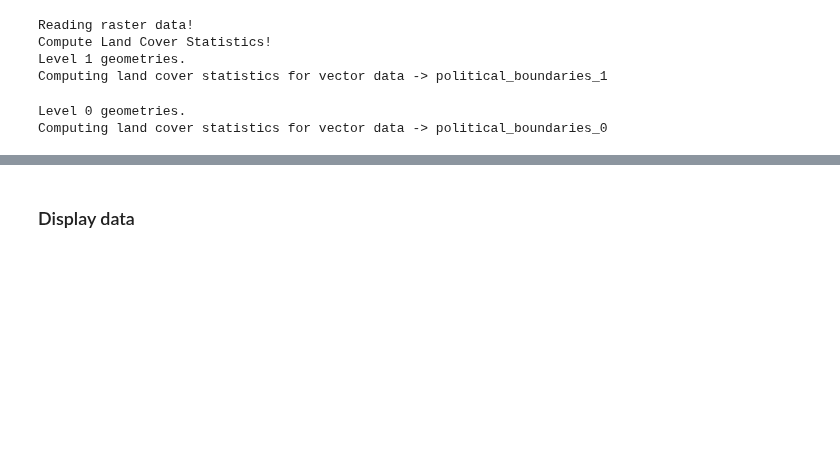
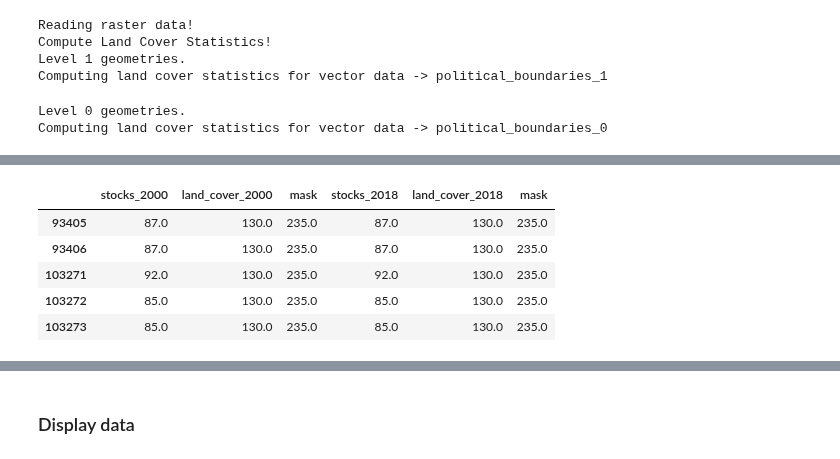
Before and after one commit to Vizzuality/soils-revealed-data, a Jupyter notebook: notebooks/Lab/01.SOC_change_vs_Land_Cover.ipynb, the cells around one changed output, grey strips where cells are left out. Cells and saved outputs as stored; diff of their text form; code cells hidden in the pictures; blank space fills up the shorter version.

```diff
--- a/notebooks/Lab/01.SOC_change_vs_Land_Cover.ipynb
+++ b/notebooks/Lab/01.SOC_change_vs_Land_Cover.ipynb
@@ -105,0 +175,17 @@ Computing land cover statistics for vector data -> political_boundaries_0
+# %%
+lc_statistics.vector_data = vector_data_0
+
+for geom_name, gdf in lc_statistics.vector_data.items():
+    print(f"Computing land cover statistics for vector data -> {geom_name}")
+    indexes = gdf['index'].tolist()
+    index = indexes[0]
+
+    gdf_index  = gdf[gdf['index'] == index].copy()
+    geom = gdf_index['geometry'].iloc[0]
+    xmin, ymin, xmax, ymax = geom.bounds
+
+ds_index = lc_statistics.raster_data.sel(x=slice(xmin, xmax), y=slice(ymax, ymin)).copy()
+# Rasterize vector data
+ds_index = lc_statistics._rasterize_vector_data(ds_index, gdf_index , 'index', 'x', 'y')
+
+ds_index = ds_index.where(ds_index['mask'].isin(index))
@@ -105,0 +194,3 @@ Computing land cover statistics for vector data -> political_boundaries_0
+# %%
+ds = ds_index.unify_chunks().copy()
+ds
@@ -105,0 +257,33 @@ Computing land cover statistics for vector data -> political_boundaries_0
+# %%
+df = pd.concat([
+    ds.isel(time=0).to_dataframe().reset_index().drop(columns=['x', 'y', 'time']).rename(columns={'stocks': 'stocks_2000', 'land-cover': 'land_cover_2000'}),
+    ds.isel(time=1).to_dataframe().reset_index().drop(columns=['x', 'y', 'time']).rename(columns={'stocks': 'stocks_2018', 'land-cover': 'land_cover_2018'})
+], axis=1)
+
+# Drop rows with NaN values maks
+df = df.dropna(subset=['stocks_2000', 'mask'])
+
+## Filter rows where land_cover_2000 and land_cover_2018 are different
+#df = df[df['land_cover_2000'] != df['land_cover_2018']]
+#
+## Calculate stocks change
+#df['stocks_change'] = df['stocks_2018'] - df['stocks_2000']
+#
+## Remove rows with 0 change
+#df = df[(df['stocks_change'] != 0.) & (~df['stocks_change'].isnull())]
+#
+## Select relevant columns
+#df = df[['land_cover_2018', 'land_cover_2000', 'stocks_change']]
+#
+## Convert land cover columns to string
+#df['land_cover_2000'] = df['land_cover_2000'].astype(int).astype(str)
+#df['land_cover_2018'] = df['land_cover_2018'].astype(int).astype(str)
+#
+df.head()
+# %% [output]
+|  | stocks_2000 | land_cover_2000 | mask | stocks_2018 | land_cover_2018 | mask |
+| 93405 | 87.0 | 130.0 | 235.0 | 87.0 | 130.0 | 235.0 |
+| 93406 | 87.0 | 130.0 | 235.0 | 87.0 | 130.0 | 235.0 |
+| 103271 | 92.0 | 130.0 | 235.0 | 92.0 | 130.0 | 235.0 |
+| 103272 | 85.0 | 130.0 | 235.0 | 85.0 | 130.0 | 235.0 |
+| 103273 | 85.0 | 130.0 | 235.0 | 85.0 | 130.0 | 235.0 |
```
Also changed, not shown: parts of 20 cells of this notebook, 2 other files.
